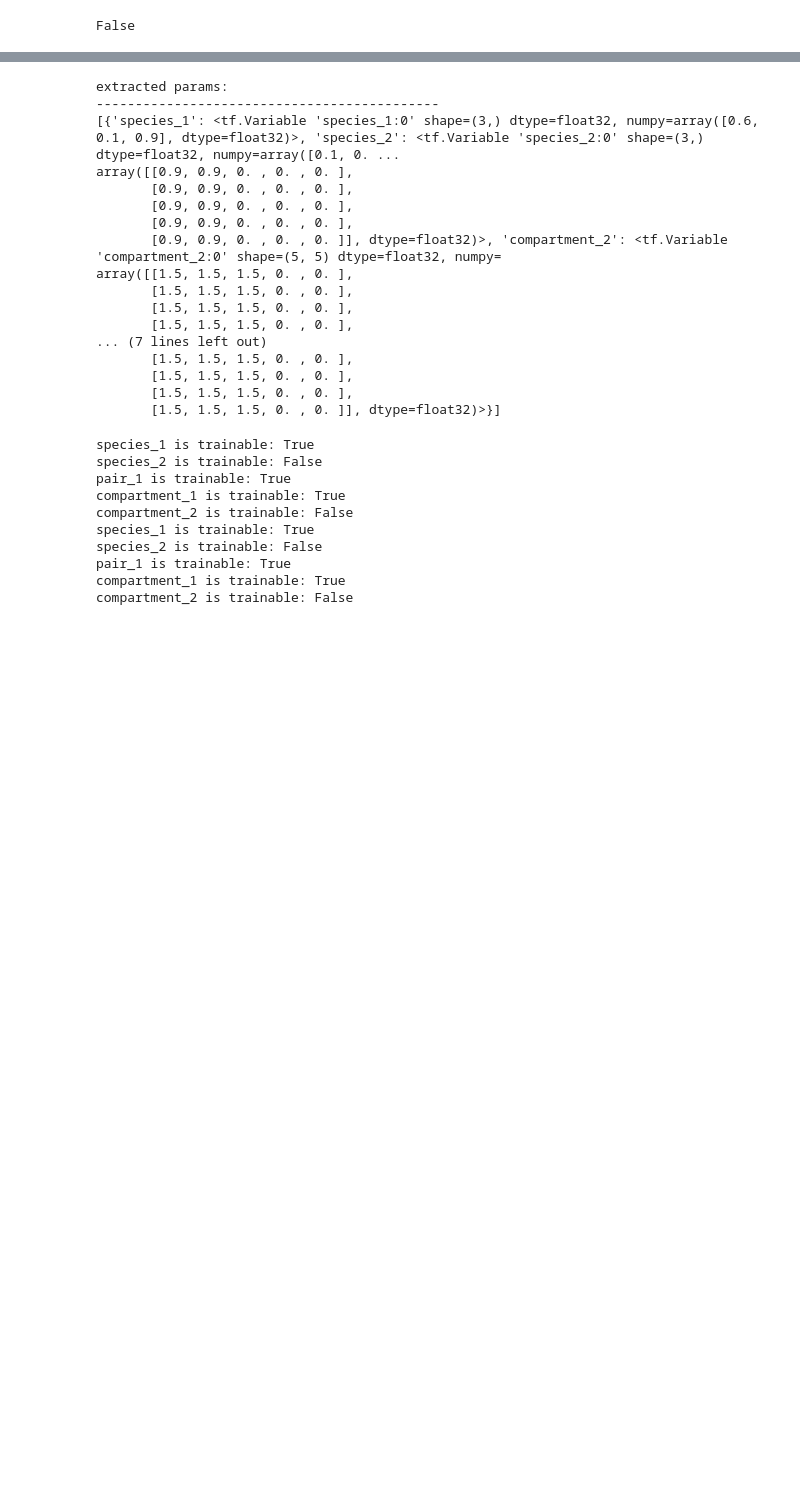
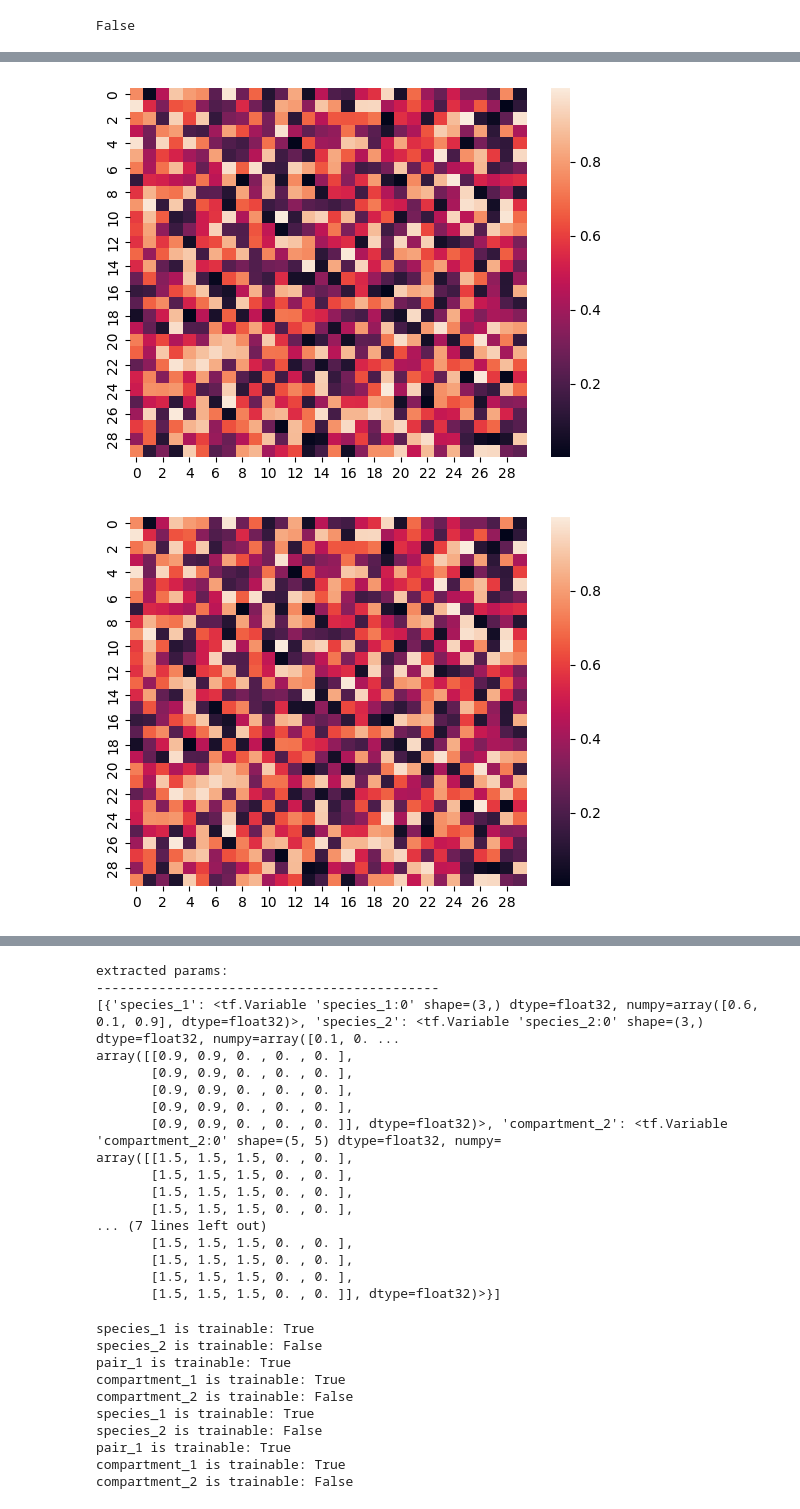
Before and after one commit to LoqmanSamani/grn-designer, a Jupyter notebook: new_/torch_.ipynb, the cells around one changed output, grey strips where cells are left out. Cells and saved outputs as stored; diff of their text form; code cells hidden in the pictures; blank space fills up the shorter version.

```diff
--- a/new_/torch_.ipynb
+++ b/new_/torch_.ipynb
@@ -179,0 +236,7 @@ RuntimeError: one of the variables needed for gradient computation has been modi
+# %%
+for i in range(5):
+    sns.heatmap(data["initial_conditions"][0, i, :, :])
+    plt.show()
+# %% [output]
+[figure, added]
+[figure, added]
```
Also changed, not shown: parts of 19 cells of this notebook, 13 other files.
